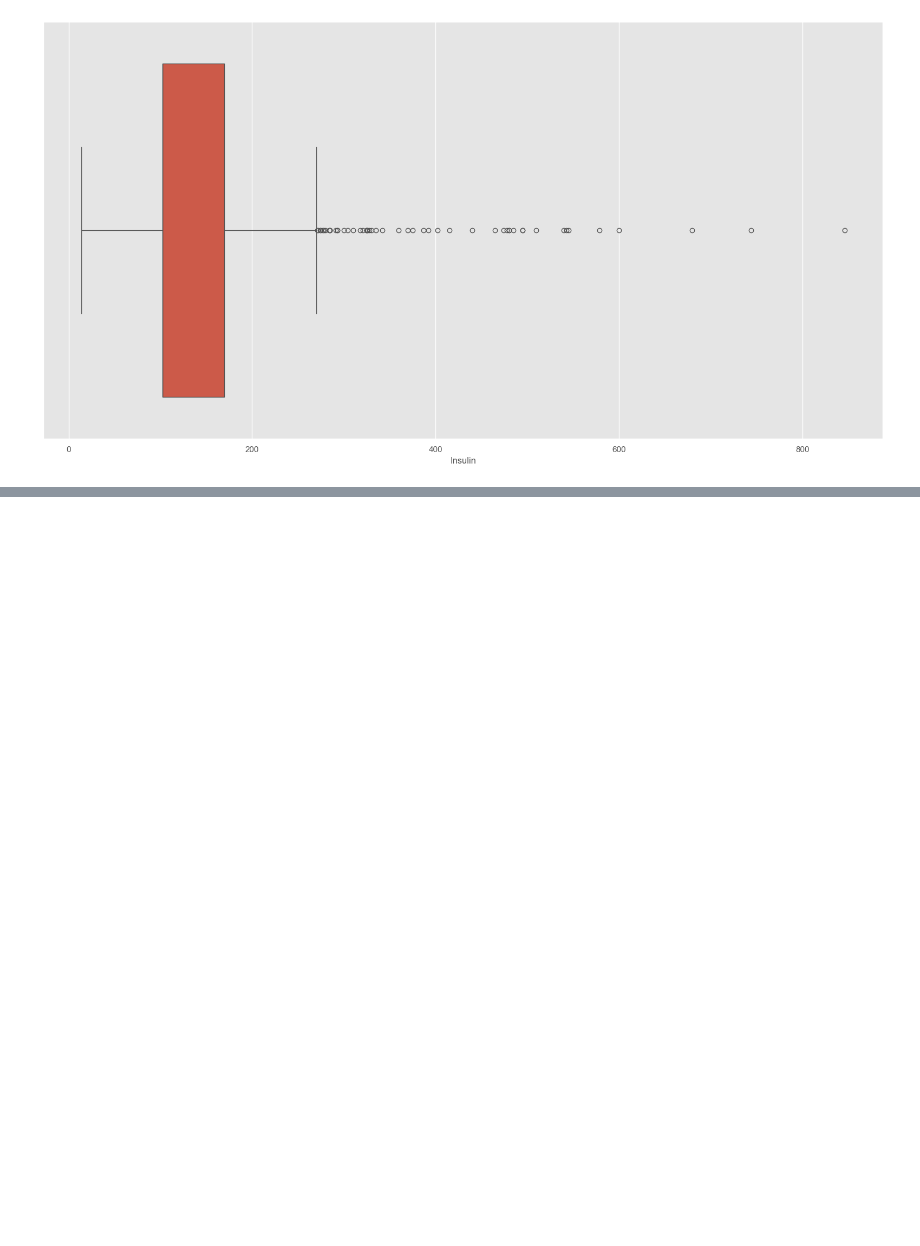
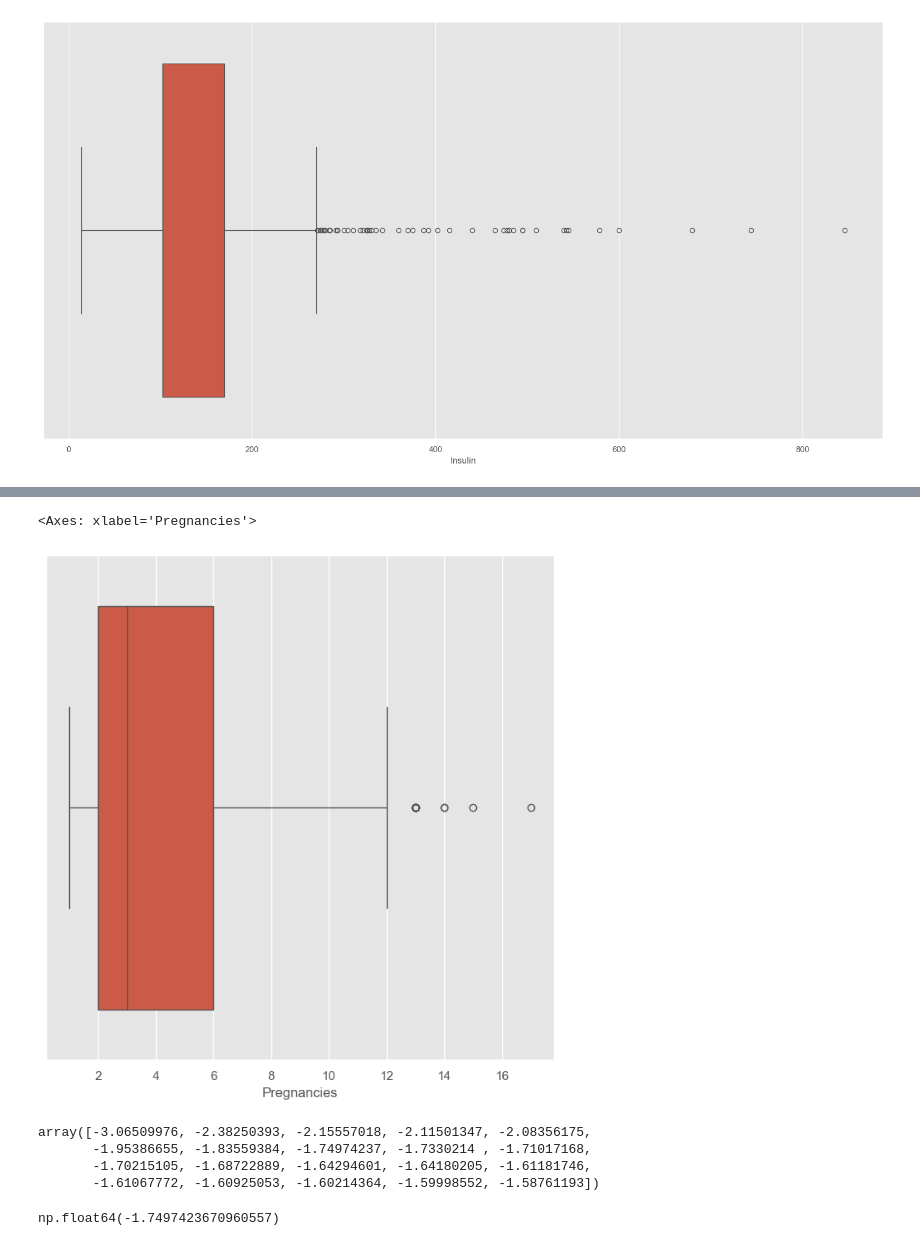
Before and after one commit to vikasjangidmk/A-Machine-Learning-Approach-to-Diabetes-Prediction-Performance-Comparison-of-Multiple-Classifiers, a Jupyter notebook: Notebook.ipynb, the cells around one changed output, grey strips where cells are left out. Cells and saved outputs as stored; diff of their text form; code cells hidden in the pictures; blank space fills up the shorter version.

```diff
--- a/Notebook.ipynb
+++ b/Notebook.ipynb
@@ -440,0 +498,14 @@ sns.boxplot(data = df['Insulin'], orient="h")
+# %%
+plt.figure(figsize=(8,8))
+sns.boxplot(data = df['Pregnancies'], orient="h")
+# %% [output]
+<Axes: xlabel='Pregnancies'>
+[figure, added]
+# %%
+df_scores = lof.negative_outlier_factor_
+np.sort(df_scores)[0:20]
+# %% [output]
+array([-3.06509976, -2.38250393, -2.15557018, -2.11501347, -2.08356175,
+       -1.95386655, -1.83559384, -1.74974237, -1.7330214 , -1.71017168,
+       -1.70215105, -1.68722889, -1.64294601, -1.64180205, -1.61181746,
+       -1.61067772, -1.60925053, -1.60214364, -1.59998552, -1.58761193])
@@ -440,0 +514,4 @@ sns.boxplot(data = df['Insulin'], orient="h")
+# %%
+threshold
+# %% [output]
+np.float64(-1.7497423670960557)
```
Also changed, not shown: parts of 15 cells of this notebook, 1 other file.
